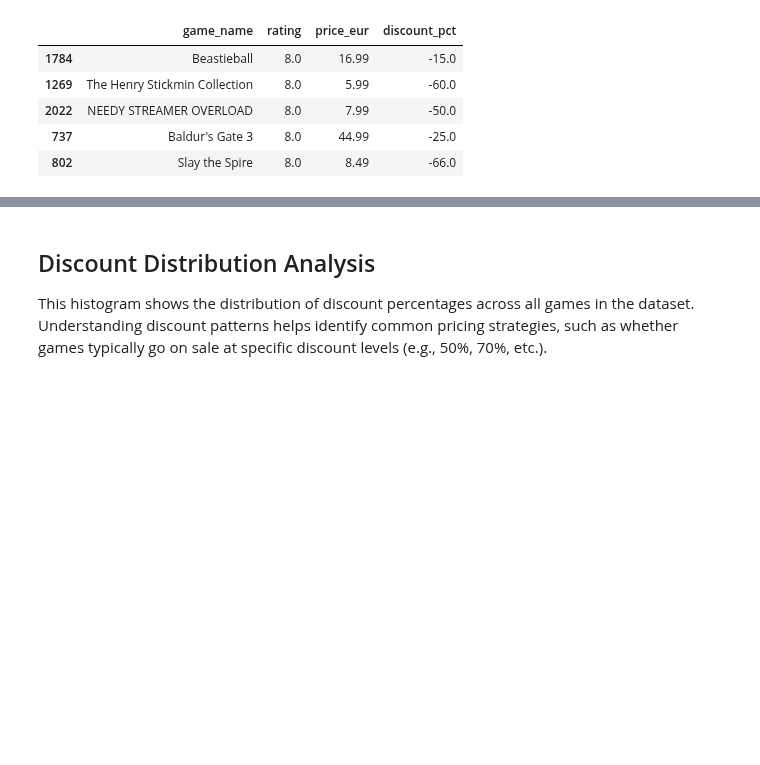
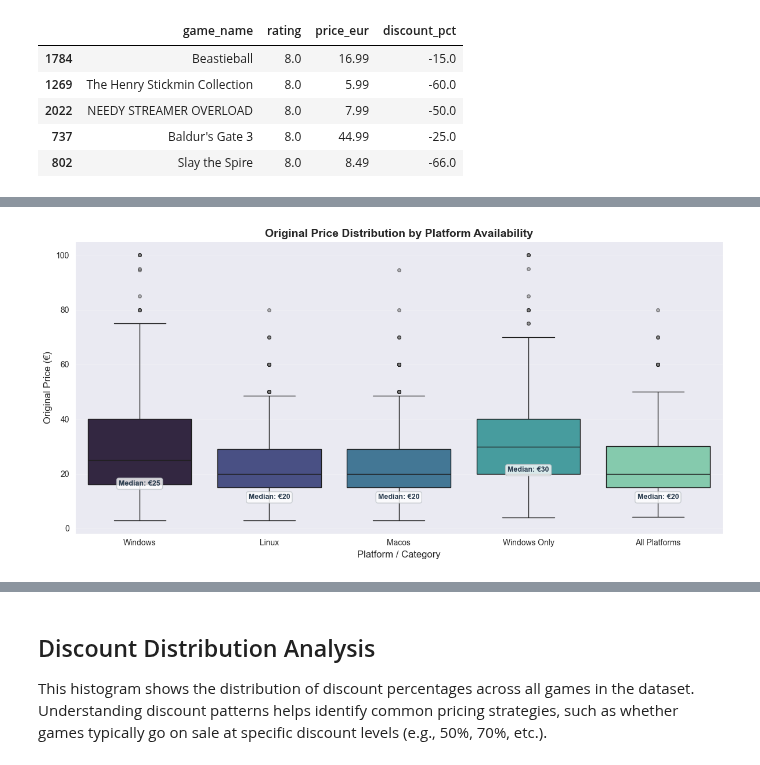
Before and after one commit to jbenigeri/Video-Game-Price-Analysis, a Jupyter notebook: src/nb1__exploratory_data_analysis.ipynb, the cells around one changed output, grey strips where cells are left out. Saved outputs shown, nothing was run; the diff lists cells and outputs as text; code cells hidden in the pictures; blank space fills up the shorter version.

Commit message:
add platform price analysis

```diff
--- a/src/nb1__exploratory_data_analysis.ipynb
+++ b/src/nb1__exploratory_data_analysis.ipynb
@@ -242,0 +247,92 @@ Top 5 games for Macos:
+# %%
+# Configuration
+SHOW_STATS = False  # Set to True to print summary statistics
+
+# Reshape data for box plot: create a row per platform/category per game
+platform_price_data = []
+
+# Individual platforms
+for plat in platforms:
+    plat_df = df[df[plat] == 1][['original_price_eur']].copy()
+    plat_df['category'] = plat.capitalize()
+    platform_price_data.append(plat_df)
+
+# Windows-exclusive games (Windows only, no Linux or MacOS)
+windows_exclusive = df[(df['windows'] == 1) & (df['linux'] == 0) & (df['macos'] == 0)][['original_price_eur']].copy()
+windows_exclusive['category'] = 'Windows Only'
+platform_price_data.append(windows_exclusive)
+
+# All platforms (Windows, Linux, and MacOS)
+all_platforms = df[(df['windows'] == 1) & (df['linux'] == 1) & (df['macos'] == 1)][['original_price_eur']].copy()
+all_platforms['category'] = 'All Platforms'
+platform_price_data.append(all_platforms)
+
+platform_price_df = pd.concat(platform_price_data, ignore_index=True)
+
+# Define order for display
+category_order = ['Windows', 'Linux', 'Macos', 'Windows Only', 'All Platforms']
+
+# Create box plot
+fig, ax = plt.subplots(figsize=(12, 6))
+sns.boxplot(
+    x='category',
+    y='original_price_eur',
+    data=platform_price_df,
+    hue='category',
+    palette='mako',
+    legend=False,
+    order=category_order,
+    showfliers=True,
+    flierprops={'marker': 'o', 'markerfacecolor': 'gray', 'markersize': 4, 'alpha': 0.5}
+)
+
+# Add median value annotations
+medians = platform_price_df.groupby('category')['original_price_eur'].median()
+for i, cat in enumerate(category_order):
+    median_val = medians[cat]
+    ax.annotate(f'Median: €{median_val:.0f}',
+                xy=(i, median_val),
+                xytext=(0, -25),
+                textcoords='offset points',
+                ha='center', va='top',
+                fontsize=9, fontweight='bold', color='#2C3E50',
+                bbox=dict(boxstyle='round,pad=0.3', facecolor='white', edgecolor='#BDC3C7', alpha=0.8))
+
+plt.title('Original Price Distribution by Platform Availability', fontsize=14, fontweight='bold')
+plt.xlabel('Platform / Category', fontsize=12)
+plt.ylabel('Original Price (€)', fontsize=12)
+plt.grid(axis='y', alpha=0.3)
+plt.tight_layout()
+plt.show()
+
+# Print summary statistics (optional)
+if SHOW_STATS:
+    print("\nSummary Statistics: Original Price by Platform/Category")
+    print("=" * 65)
+
+    # Individual platforms
+    for plat in platforms:
+        prices = df[df[plat] == 1]['original_price_eur']
+        print(f"\n{plat.capitalize()}:")
+        print(f"  Count:  {len(prices):,}")
+        print(f"  Mean:   €{prices.mean():.2f}")
+        print(f"  Median: €{prices.median():.2f}")
+        print(f"  Std:    €{prices.std():.2f}")
+
+    # Windows-exclusive
+    prices_win_only = df[(df['windows'] == 1) & (df['linux'] == 0) & (df['macos'] == 0)]['original_price_eur']
+    print(f"\nWindows Only (exclusive):")
+    print(f"  Count:  {len(prices_win_only):,}")
+    print(f"  Mean:   €{prices_win_only.mean():.2f}")
+    print(f"  Median: €{prices_win_only.median():.2f}")
+    print(f"  Std:    €{prices_win_only.std():.2f}")
+
+    # All platforms
+    prices_all = df[(df['windows'] == 1) & (df['linux'] == 1) & (df['macos'] == 1)]['original_price_eur']
+    print(f"\nAll Platforms:")
+    print(f"  Count:  {len(prices_all):,}")
+    print(f"  Mean:   €{prices_all.mean():.2f}")
+    print(f"  Median: €{prices_all.median():.2f}")
+    print(f"  Std:    €{prices_all.std():.2f}")
+# %% [output]
+[figure, added]
```
Also changed, not shown: parts of 3 cells of this notebook.
